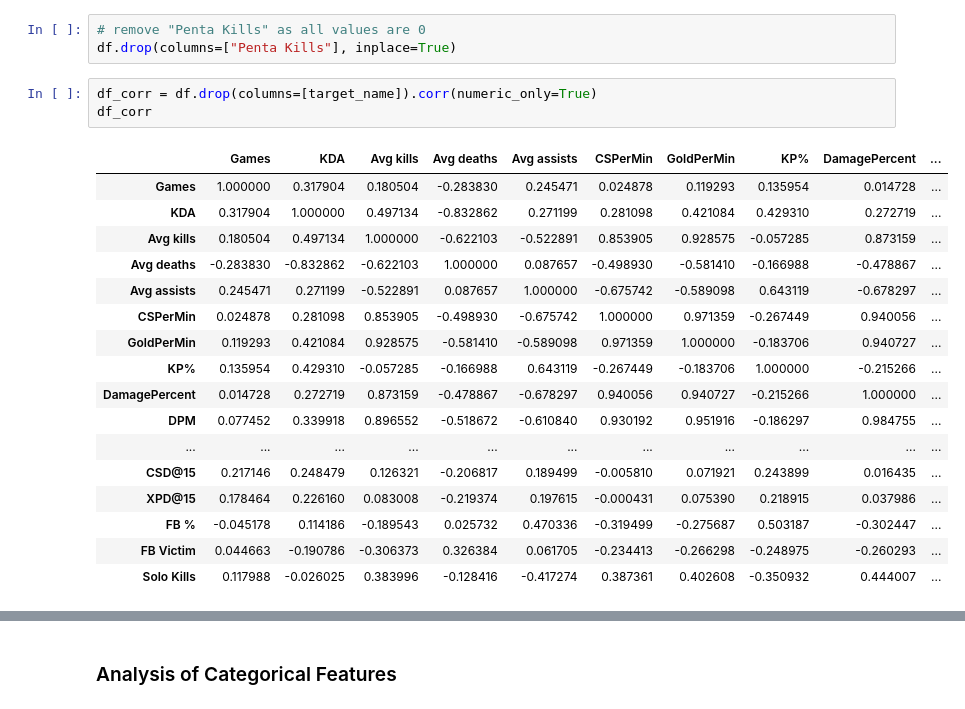
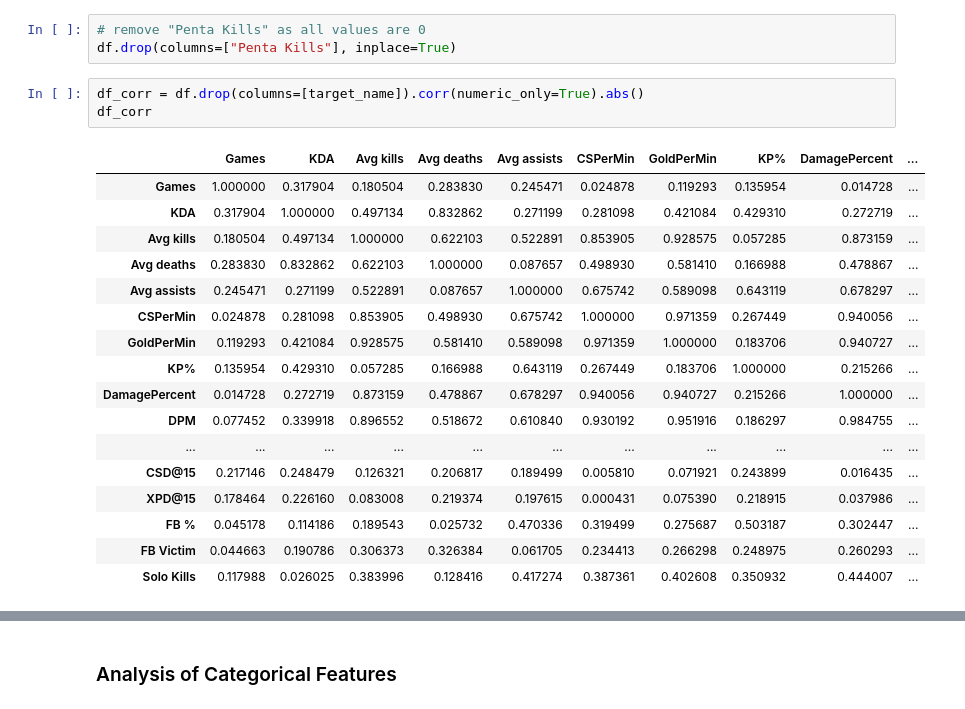
Before and after one commit to spencer18001/ml_zoomcamp_project_2024_midterm, a Jupyter notebook: Notebook/notebook.ipynb, the cells around one changed output, grey strips where cells are left out. Cells and saved outputs as stored; diff of their text form.

```diff
--- a/Notebook/notebook.ipynb
+++ b/Notebook/notebook.ipynb
@@ -153,26 +168,26 @@ plt.tight_layout()
 # remove "Penta Kills" as all values are 0
 df.drop(columns=["Penta Kills"], inplace=True)
 # %%
-df_corr = df.drop(columns=[target_name]).corr(numeric_only=True)
+df_corr = df.drop(columns=[target_name]).corr(numeric_only=True).abs()
 df_corr
 # %% [output]
 |  | Games | KDA | Avg kills | Avg deaths | Avg assists | CSPerMin | GoldPerMin | KP% | DamagePercent | ... |
-| Games | 1.000000 | 0.317904 | 0.180504 | -0.283830 | 0.245471 | 0.024878 | 0.119293 | 0.135954 | 0.014728 | ... |
-| KDA | 0.317904 | 1.000000 | 0.497134 | -0.832862 | 0.271199 | 0.281098 | 0.421084 | 0.429310 | 0.272719 | ... |
-| Avg kills | 0.180504 | 0.497134 | 1.000000 | -0.622103 | -0.522891 | 0.853905 | 0.928575 | -0.057285 | 0.873159 | ... |
-| Avg deaths | -0.283830 | -0.832862 | -0.622103 | 1.000000 | 0.087657 | -0.498930 | -0.581410 | -0.166988 | -0.478867 | ... |
-| Avg assists | 0.245471 | 0.271199 | -0.522891 | 0.087657 | 1.000000 | -0.675742 | -0.589098 | 0.643119 | -0.678297 | ... |
-| CSPerMin | 0.024878 | 0.281098 | 0.853905 | -0.498930 | -0.675742 | 1.000000 | 0.971359 | -0.267449 | 0.940056 | ... |
-| GoldPerMin | 0.119293 | 0.421084 | 0.928575 | -0.581410 | -0.589098 | 0.971359 | 1.000000 | -0.183706 | 0.940727 | ... |
-| KP% | 0.135954 | 0.429310 | -0.057285 | -0.166988 | 0.643119 | -0.267449 | -0.183706 | 1.000000 | -0.215266 | ... |
-| DamagePercent | 0.014728 | 0.272719 | 0.873159 | -0.478867 | -0.678297 | 0.940056 | 0.940727 | -0.215266 | 1.000000 | ... |
-| DPM | 0.077452 | 0.339918 | 0.896552 | -0.518672 | -0.610840 | 0.930192 | 0.951916 | -0.186297 | 0.984755 | ... |
+| Games | 1.000000 | 0.317904 | 0.180504 | 0.283830 | 0.245471 | 0.024878 | 0.119293 | 0.135954 | 0.014728 | ... |
+| KDA | 0.317904 | 1.000000 | 0.497134 | 0.832862 | 0.271199 | 0.281098 | 0.421084 | 0.429310 | 0.272719 | ... |
+| Avg kills | 0.180504 | 0.497134 | 1.000000 | 0.622103 | 0.522891 | 0.853905 | 0.928575 | 0.057285 | 0.873159 | ... |
+| Avg deaths | 0.283830 | 0.832862 | 0.622103 | 1.000000 | 0.087657 | 0.498930 | 0.581410 | 0.166988 | 0.478867 | ... |
+| Avg assists | 0.245471 | 0.271199 | 0.522891 | 0.087657 | 1.000000 | 0.675742 | 0.589098 | 0.643119 | 0.678297 | ... |
+| CSPerMin | 0.024878 | 0.281098 | 0.853905 | 0.498930 | 0.675742 | 1.000000 | 0.971359 | 0.267449 | 0.940056 | ... |
+| GoldPerMin | 0.119293 | 0.421084 | 0.928575 | 0.581410 | 0.589098 | 0.971359 | 1.000000 | 0.183706 | 0.940727 | ... |
+| KP% | 0.135954 | 0.429310 | 0.057285 | 0.166988 | 0.643119 | 0.267449 | 0.183706 | 1.000000 | 0.215266 | ... |
+| DamagePercent | 0.014728 | 0.272719 | 0.873159 | 0.478867 | 0.678297 | 0.940056 | 0.940727 | 0.215266 | 1.000000 | ... |
+| DPM | 0.077452 | 0.339918 | 0.896552 | 0.518672 | 0.610840 | 0.930192 | 0.951916 | 0.186297 | 0.984755 | ... |
 | ... | ... | ... | ... | ... | ... | ... | ... | ... | ... | ... |
-| CSD@15 | 0.217146 | 0.248479 | 0.126321 | -0.206817 | 0.189499 | -0.005810 | 0.071921 | 0.243899 | 0.016435 | ... |
-| XPD@15 | 0.178464 | 0.226160 | 0.083008 | -0.219374 | 0.197615 | -0.000431 | 0.075390 | 0.218915 | 0.037986 | ... |
-| FB % | -0.045178 | 0.114186 | -0.189543 | 0.025732 | 0.470336 | -0.319499 | -0.275687 | 0.503187 | -0.302447 | ... |
-| FB Victim | 0.044663 | -0.190786 | -0.306373 | 0.326384 | 0.061705 | -0.234413 | -0.266298 | -0.248975 | -0.260293 | ... |
-| Solo Kills | 0.117988 | -0.026025 | 0.383996 | -0.128416 | -0.417274 | 0.387361 | 0.402608 | -0.350932 | 0.444007 | ... |
+| CSD@15 | 0.217146 | 0.248479 | 0.126321 | 0.206817 | 0.189499 | 0.005810 | 0.071921 | 0.243899 | 0.016435 | ... |
+| XPD@15 | 0.178464 | 0.226160 | 0.083008 | 0.219374 | 0.197615 | 0.000431 | 0.075390 | 0.218915 | 0.037986 | ... |
+| FB % | 0.045178 | 0.114186 | 0.189543 | 0.025732 | 0.470336 | 0.319499 | 0.275687 | 0.503187 | 0.302447 | ... |
+| FB Victim | 0.044663 | 0.190786 | 0.306373 | 0.326384 | 0.061705 | 0.234413 | 0.266298 | 0.248975 | 0.260293 | ... |
+| Solo Kills | 0.117988 | 0.026025 | 0.383996 | 0.128416 | 0.417274 | 0.387361 | 0.402608 | 0.350932 | 0.444007 | ... |
 # %%
 sns.heatmap(df_corr)
 # %% [output]
```
Also changed, not shown: parts of 7 cells of this notebook.
